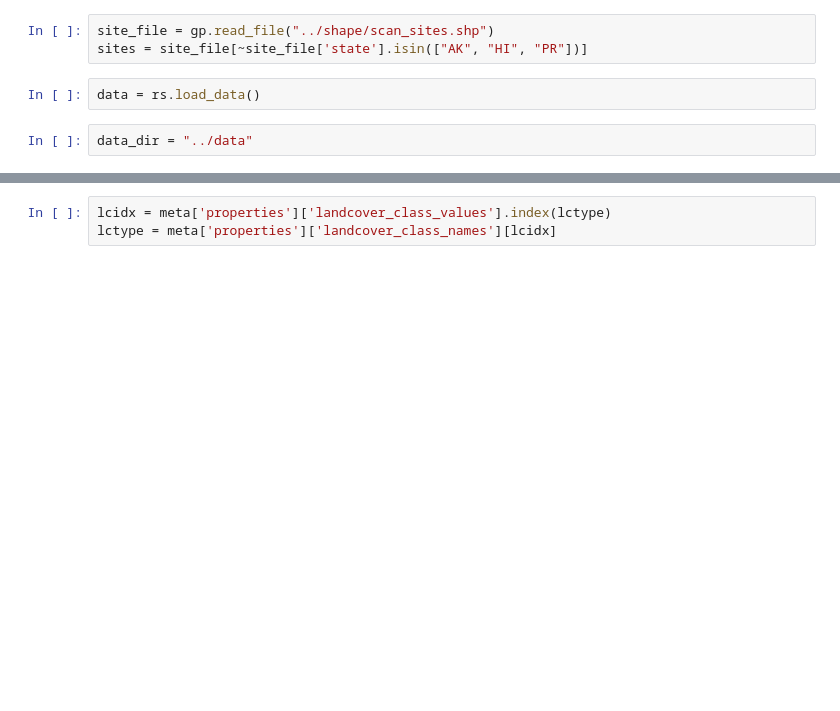
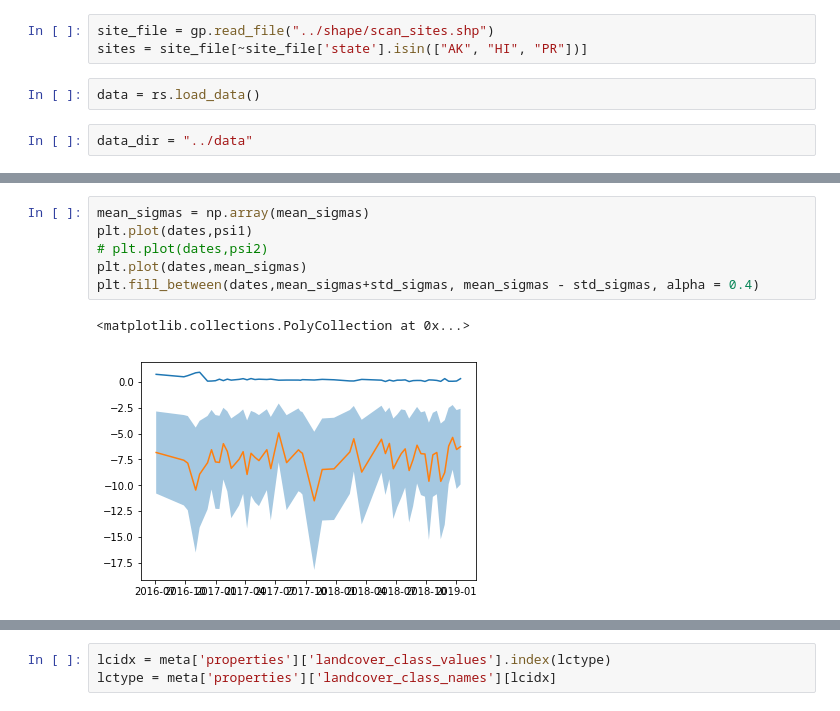
Before and after one commit to kashingtonDC/RZSM, a Jupyter notebook: code/analysis.ipynb, the cells around one changed output, grey strips where cells are left out. Saved outputs shown, nothing was run; the diff lists cells and outputs as text; blank space fills up the shorter version.

```diff
--- a/code/analysis.ipynb
+++ b/code/analysis.ipynb
@@ -106,0 +250,9 @@ Deciduous Forest - Areas dominated by trees generally greater than 5 meters tall
+# %%
+mean_sigmas = np.array(mean_sigmas)
+plt.plot(dates,psi1)
+# plt.plot(dates,psi2)
+plt.plot(dates,mean_sigmas)
+plt.fill_between(dates,mean_sigmas+std_sigmas, mean_sigmas - std_sigmas, alpha = 0.4)
+# %% [output]
+<matplotlib.collections.PolyCollection at 0x...>
+[figure, added]
```
Also changed, not shown: parts of 19 cells of this notebook.
